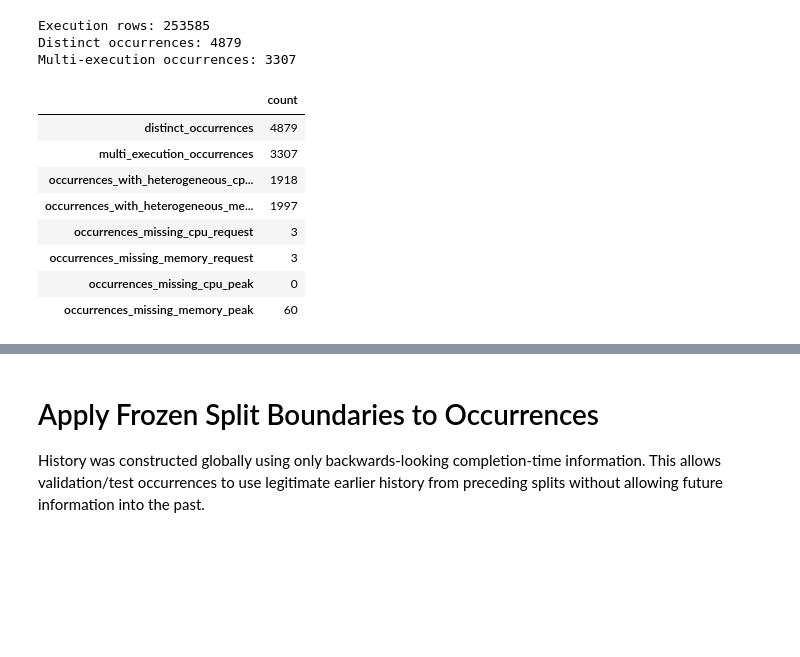
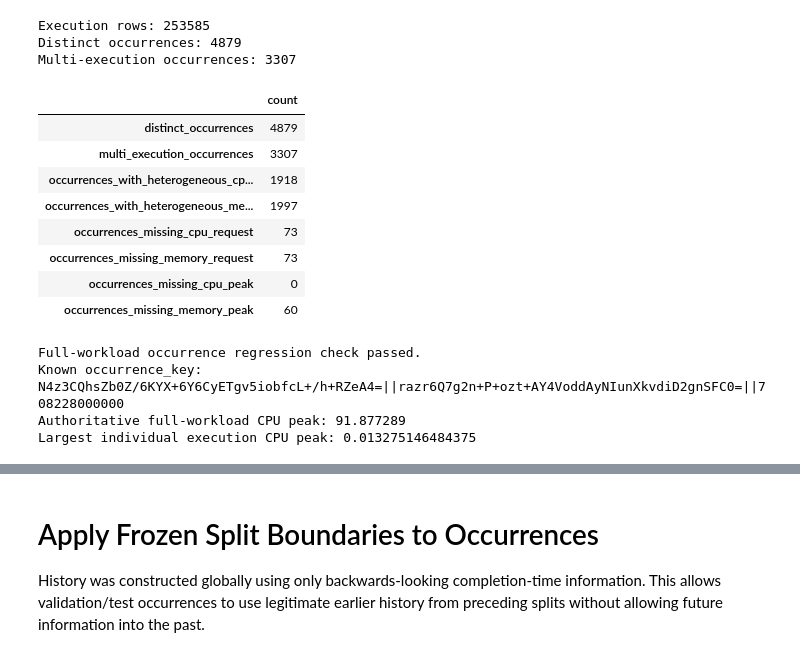
Before and after one commit to sonalilonkar1/masters-project, a Jupyter notebook: pipelines/google_subset/04_splitAndBaselines.ipynb, the cells around one changed output, grey strips where cells are left out. Cells and saved outputs as stored; diff of their text form; code cells hidden in the pictures; blank space fills up the shorter version.

```diff
--- a/pipelines/google_subset/04_splitAndBaselines.ipynb
+++ b/pipelines/google_subset/04_splitAndBaselines.ipynb
@@ -59,7 +58,13 @@ from src.features.split_utils import chronological_split
 DATA_DIR = REPO_ROOT / "data" / "processed" / "google_subset_v1"
 DATA_DIR.mkdir(parents=True, exist_ok=True)
 
+# Notebook 03 execution-level handoff.
 PROFILE_FEATURES_PATH = DATA_DIR / "job_metrics_v0.parquet"
+
+# Notebook 03 authoritative occurrence-level handoff.
+OCCURRENCE_PROFILE_PATH = (
+    DATA_DIR / "job_profiles_google_subset_history_v1.parquet"
+)
 
 # Compatibility execution-row artifacts (same filenames used by earlier N04 versions).
 TRAIN_FEATURES_PATH = DATA_DIR / "train_features.parquet"
@@ -77,7 +82,8 @@ METADATA_PATH = DATA_DIR / "metadata.json"
 MIN_RUNS_CANDIDATES = [1, 3, 5, 10]
 
 print("Data directory:", DATA_DIR)
-print("Notebook 03 input:", PROFILE_FEATURES_PATH)
+print("Notebook 03 execution input:", PROFILE_FEATURES_PATH)
+print("Notebook 03 occurrence input:", OCCURRENCE_PROFILE_PATH)
 print("Candidate min_runs values:", MIN_RUNS_CANDIDATES)
 # %% [output]
 Data directory: /Users/sonalilonkar/Desktop/TraceAdvisor/masters-project/data/processed/google_subset_v1
@@ -427,35 +832,86 @@ occurrence_audit = pd.Series(
         "occurrences_with_heterogeneous_memory_request": int(
             (all_occurrences["occurrence_memory_request_nunique"] > 1).sum()
         ),
         "occurrences_missing_cpu_request": int(
             all_occurrences["occurrence_requested_cpu_ncu"].isna().sum()
         ),
         "occurrences_missing_memory_request": int(
             all_occurrences[
                 "occurrence_requested_memory_normalized"
             ].isna().sum()
         ),
         "occurrences_missing_cpu_peak": int(
             all_occurrences["occurrence_peak_cpu_ncu"].isna().sum()
         ),
         "occurrences_missing_memory_peak": int(
             all_occurrences[
                 "occurrence_peak_memory_normalized"
             ].isna().sum()
         ),
     },
     name="count",
 )
 
 display(occurrence_audit.to_frame())
+
+# Regression protection requested in the N04 review: the known distributed
+# occurrence must retain the Notebook 03 full-workload CPU peak rather than the
+# largest individual execution peak.
+KNOWN_OCCURRENCE_EXECUTION_COUNT = 6921
+KNOWN_FULL_WORKLOAD_CPU_PEAK = 91.877289
+KNOWN_LARGEST_INDIVIDUAL_CPU_PEAK = 0.013275
+
+known_occurrence = all_occurrences[
+    (all_occurrences["occurrence_execution_count"] == KNOWN_OCCURRENCE_EXECUTION_COUNT)
+    & np.isclose(
+        all_occurrences["occurrence_peak_cpu_ncu"],
+        KNOWN_FULL_WORKLOAD_CPU_PEAK,
+        rtol=1e-6,
+        atol=1e-6,
+    )
+]
+
+if len(known_occurrence) != 1:
+    raise RuntimeError(
+        "Regression check failed: expected exactly one 6,921-execution occurrence "
+        "with authoritative full-workload CPU peak 91.877289."
+    )
+
+known_occurrence_key = known_occurrence.iloc[0]["occurrence_key"]
+raw_execution_cpu_max = execution_features.loc[
+    execution_features["occurrence_key"] == known_occurrence_key,
+    "peak_cpu_ncu",
+].max()
+
+if not np.isclose(
+    raw_execution_cpu_max,
+    KNOWN_LARGEST_INDIVIDUAL_CPU_PEAK,
+    rtol=1e-5,
+    atol=1e-6,
+):
+    raise RuntimeError(
+        "Regression check failed: the known occurrence's largest individual "
+        "execution CPU peak does not match 0.013275."
+    )
+
+assert KNOWN_FULL_WORKLOAD_CPU_PEAK > raw_execution_cpu_max
+
+print("Full-workload occurrence regression check passed.")
+print("Known occurrence_key:", known_occurrence_key)
+print("Authoritative full-workload CPU peak:", KNOWN_FULL_WORKLOAD_CPU_PEAK)
+print("Largest individual execution CPU peak:", raw_execution_cpu_max)
 # %% [output]
 |  | count |
 | distinct_occurrences | 4879 |
 | multi_execution_occurrences | 3307 |
 | occurrences_with_heterogeneous_cp... | 1918 |
 | occurrences_with_heterogeneous_me... | 1997 |
-| occurrences_missing_cpu_request | 3 |
-| occurrences_missing_memory_request | 3 |
+| occurrences_missing_cpu_request | 73 |
+| occurrences_missing_memory_request | 73 |
 | occurrences_missing_cpu_peak | 0 |
 | occurrences_missing_memory_peak | 60 |
+Full-workload occurrence regression check passed.
+Known occurrence_key: N4z3CQhsZb0Z/6KYX+6Y6CyETgv5iobfcL+/h+RZeA4=||razr6Q7g2n+P+ozt+AY4VoddAyNIunXkvdiD2gnSFC0=||708228000000
+Authoritative full-workload CPU peak: 91.877289
+Largest individual execution CPU peak: 0.013275146484375
 # %% [markdown]
```
Also changed, not shown: parts of 25 cells of this notebook.
